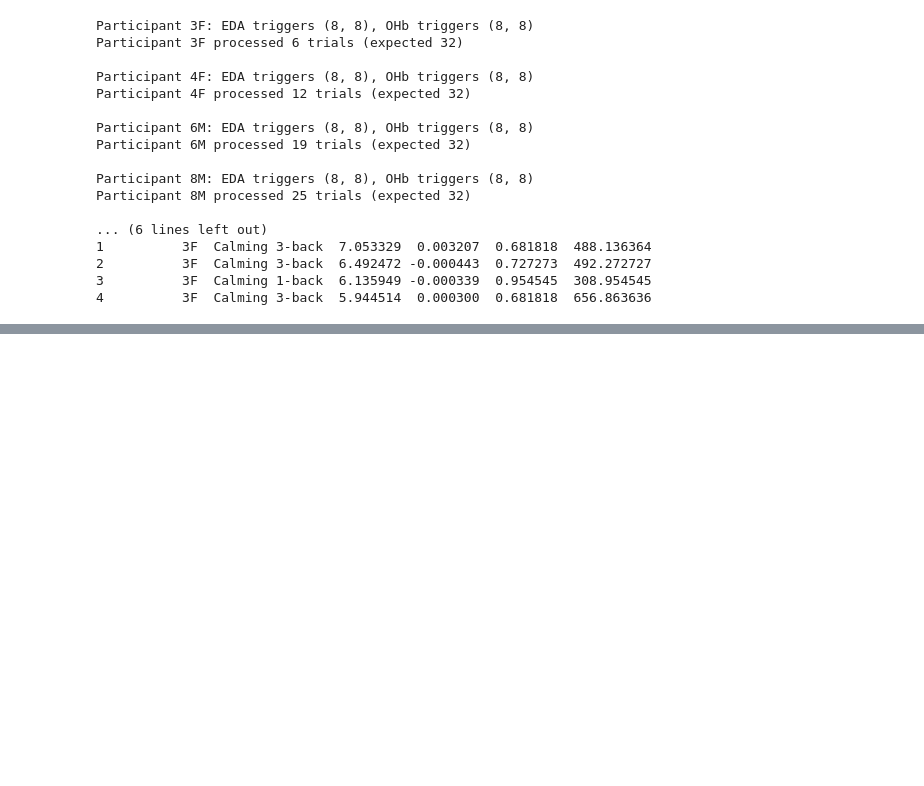
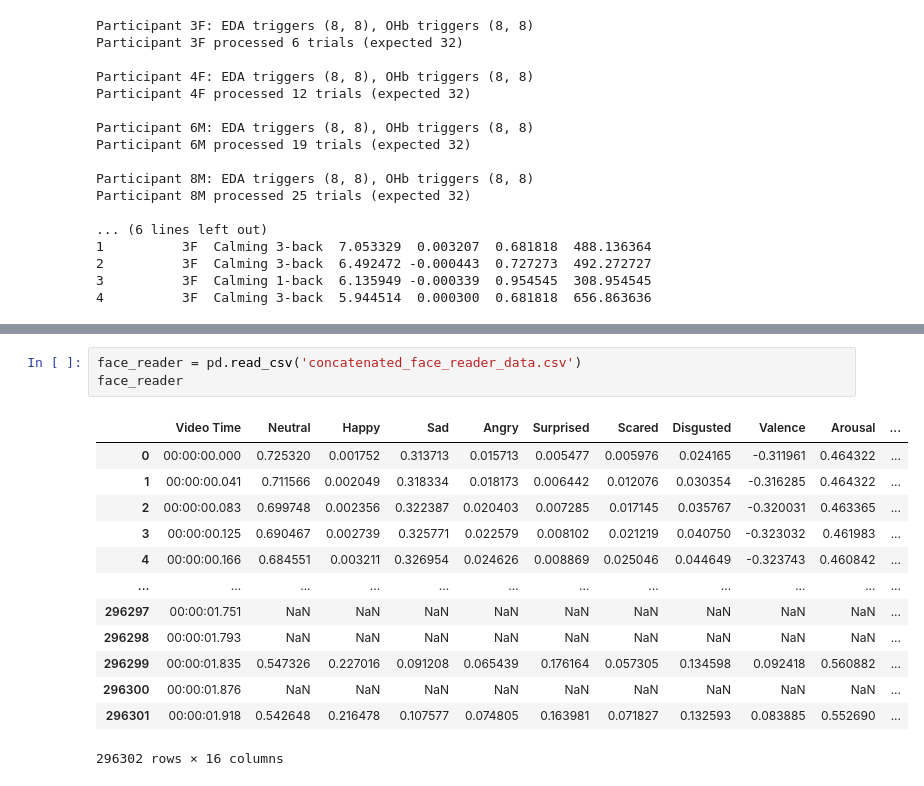
Before and after one commit to tejassmani/memory-music, a Jupyter notebook: df.ipynb, the cells around one changed output, grey strips where cells are left out. Cells and saved outputs as stored; diff of their text form; blank space fills up the shorter version.

Commit message:
face reader data

```diff
--- a/df.ipynb
+++ b/df.ipynb
@@ -259,0 +751,17 @@ Participant 8M processed 25 trials (expected 32)
+# %%
+face_reader = pd.read_csv('concatenated_face_reader_data.csv')
+face_reader
+# %% [output]
+|  | Video Time | Neutral | Happy | Sad | Angry | Surprised | Scared | Disgusted | Valence | Arousal | ... |
+| 0 | 00:00:00.000 | 0.725320 | 0.001752 | 0.313713 | 0.015713 | 0.005477 | 0.005976 | 0.024165 | -0.311961 | 0.464322 | ... |
+| 1 | 00:00:00.041 | 0.711566 | 0.002049 | 0.318334 | 0.018173 | 0.006442 | 0.012076 | 0.030354 | -0.316285 | 0.464322 | ... |
+| 2 | 00:00:00.083 | 0.699748 | 0.002356 | 0.322387 | 0.020403 | 0.007285 | 0.017145 | 0.035767 | -0.320031 | 0.463365 | ... |
+| 3 | 00:00:00.125 | 0.690467 | 0.002739 | 0.325771 | 0.022579 | 0.008102 | 0.021219 | 0.040750 | -0.323032 | 0.461983 | ... |
+| 4 | 00:00:00.166 | 0.684551 | 0.003211 | 0.326954 | 0.024626 | 0.008869 | 0.025046 | 0.044649 | -0.323743 | 0.460842 | ... |
+| ... | ... | ... | ... | ... | ... | ... | ... | ... | ... | ... | ... |
+| 296297 | 00:00:01.751 | NaN | NaN | NaN | NaN | NaN | NaN | NaN | NaN | NaN | ... |
+| 296298 | 00:00:01.793 | NaN | NaN | NaN | NaN | NaN | NaN | NaN | NaN | NaN | ... |
+| 296299 | 00:00:01.835 | 0.547326 | 0.227016 | 0.091208 | 0.065439 | 0.176164 | 0.057305 | 0.134598 | 0.092418 | 0.560882 | ... |
+| 296300 | 00:00:01.876 | NaN | NaN | NaN | NaN | NaN | NaN | NaN | NaN | NaN | ... |
+| 296301 | 00:00:01.918 | 0.542648 | 0.216478 | 0.107577 | 0.074805 | 0.163981 | 0.071827 | 0.132593 | 0.083885 | 0.552690 | ... |
+296302 rows × 16 columns
```
Also changed, not shown: parts of 1 cell of this notebook, 1 other file.
